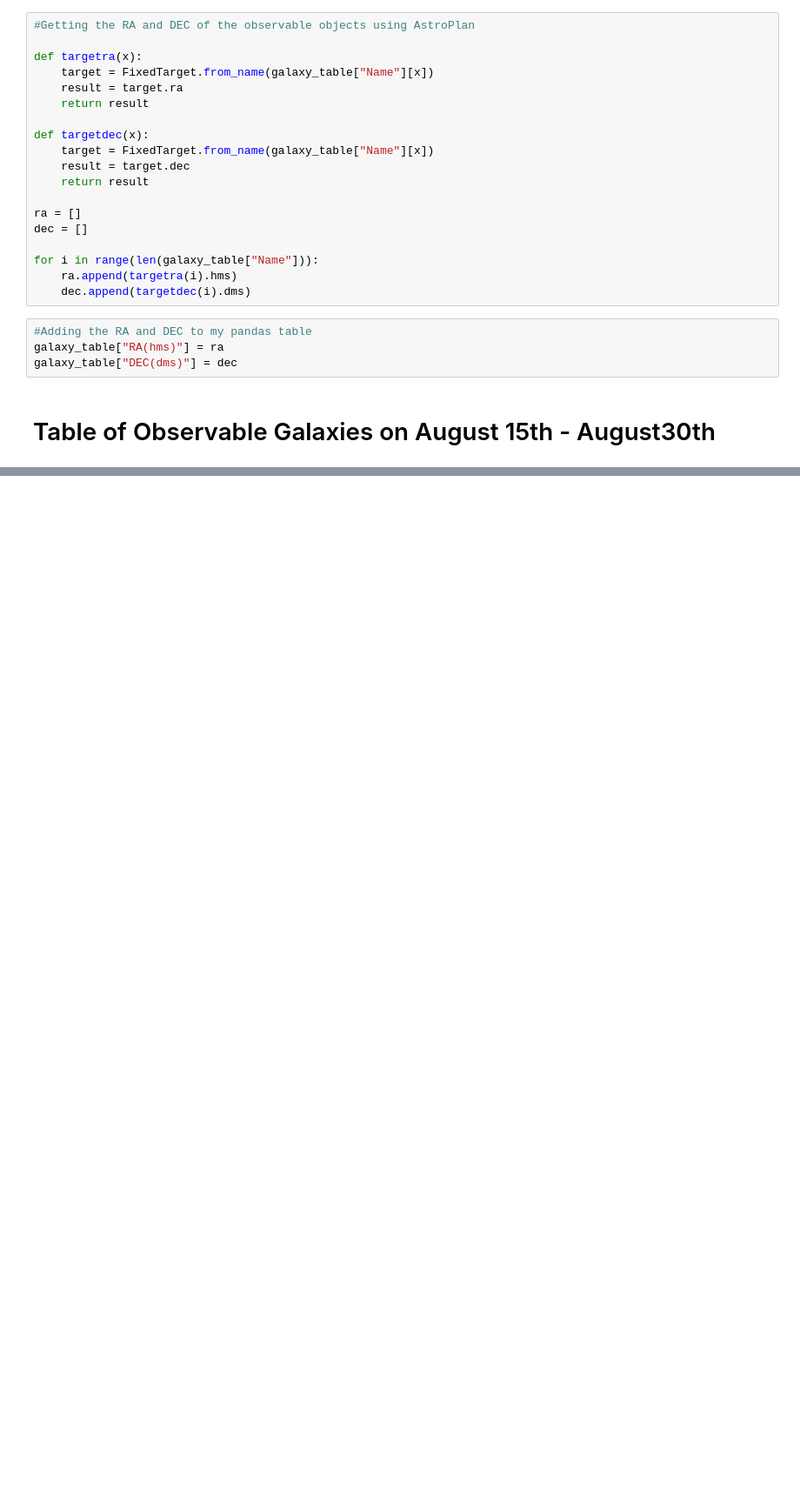
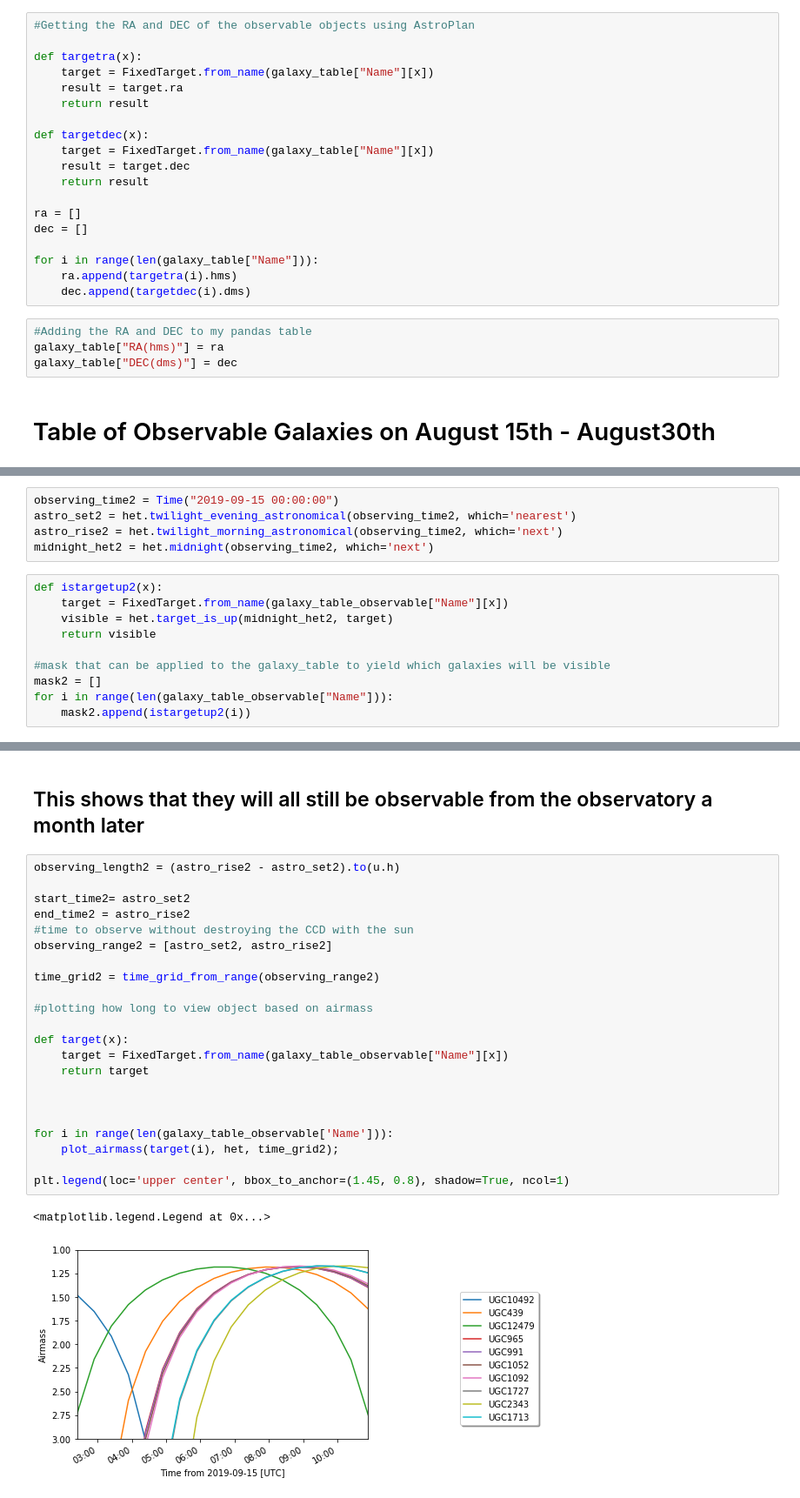
Before and after one commit to Higgins00/NightSky, a Jupyter notebook: MichaelHiggins/Astro480Assignment2.ipynb, the cells around one changed output, grey strips where cells are left out. Shown at 87% size. Cells and saved outputs as stored; diff of their text form; blank space fills up the shorter version.

```diff
--- a/MichaelHiggins/Astro480Assignment2.ipynb
+++ b/MichaelHiggins/Astro480Assignment2.ipynb
@@ -115,0 +153,15 @@ galaxy_table[mask]
+# %%
+observing_time2 = Time("2019-09-15 00:00:00")
+astro_set2 = het.twilight_evening_astronomical(observing_time2, which='nearest')
+astro_rise2 = het.twilight_morning_astronomical(observing_time2, which='next')
+midnight_het2 = het.midnight(observing_time2, which='next')
+# %%
+def istargetup2(x):
+    target = FixedTarget.from_name(galaxy_table_observable["Name"][x])
+    visible = het.target_is_up(midnight_het2, target)
+    return visible
+
+#mask that can be applied to the galaxy_table to yield which galaxies will be visible
+mask2 = []
+for i in range(len(galaxy_table_observable["Name"])):
+    mask2.append(istargetup2(i))
@@ -115,0 +181,27 @@ galaxy_table[mask]
+# %% [markdown]
+## This shows that they will all still be observable from the observatory a month later
+# %%
+observing_length2 = (astro_rise2 - astro_set2).to(u.h)
+
+start_time2= astro_set2
+end_time2 = astro_rise2
+#time to observe without destroying the CCD with the sun
+observing_range2 = [astro_set2, astro_rise2]
+
+time_grid2 = time_grid_from_range(observing_range2)
+
+#plotting how long to view object based on airmass
+
+def target(x):
+    target = FixedTarget.from_name(galaxy_table_observable["Name"][x])
+    return target
+
+
+
+for i in range(len(galaxy_table_observable['Name'])):
+    plot_airmass(target(i), het, time_grid2);
+
+plt.legend(loc='upper center', bbox_to_anchor=(1.45, 0.8), shadow=True, ncol=1)
+# %% [output]
+<matplotlib.legend.Legend at 0x...>
+[figure, added]
```
Also changed, not shown: parts of 10 cells of this notebook.
